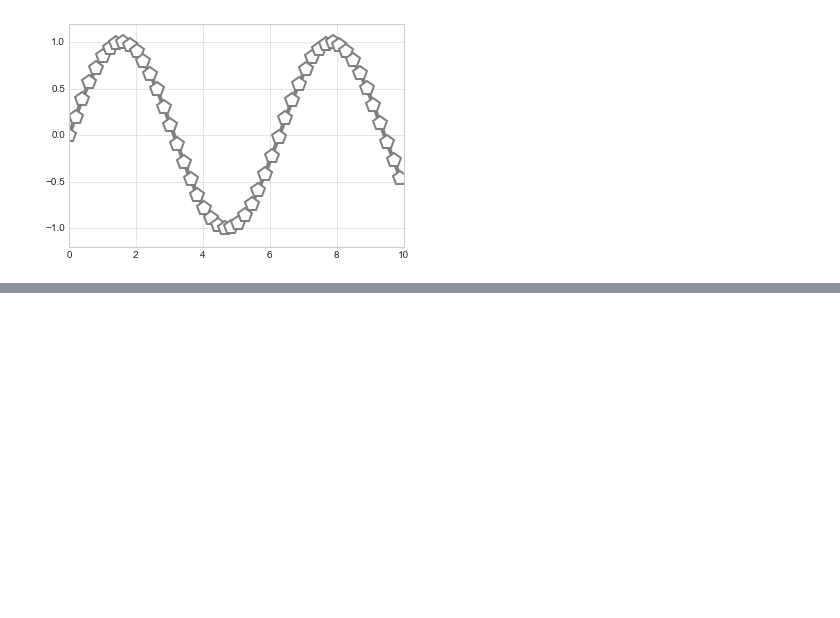
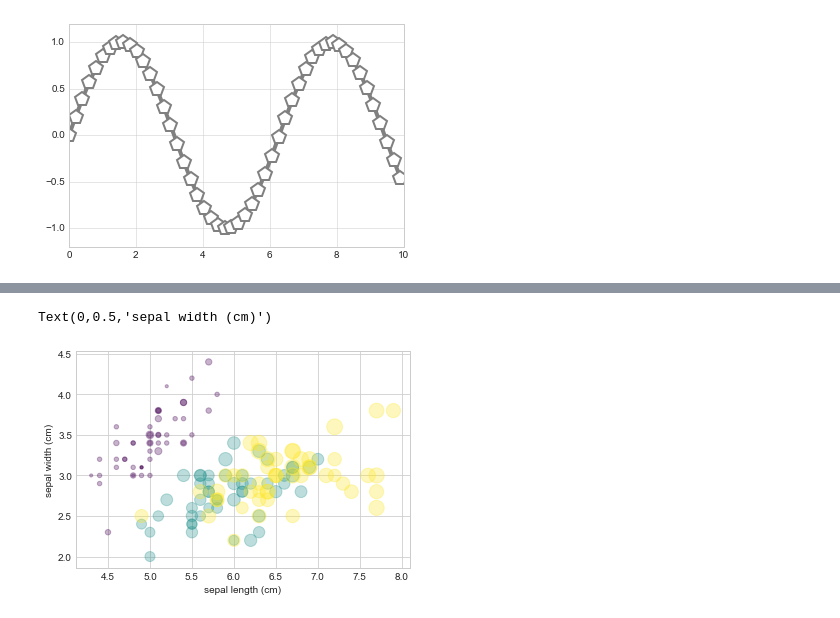
Before and after one commit to SpIIIII/jupyter-repo, a Jupyter notebook: Python Data Science Cookbook/Main.ipynb, the cells around one changed output, grey strips where cells are left out. Cells and saved outputs as stored; diff of their text form; code cells hidden in the pictures; blank space fills up the shorter version.

```diff
--- a/Python Data Science Cookbook/Main.ipynb
+++ b/Python Data Science Cookbook/Main.ipynb
@@ -480,0 +513,11 @@ plt.ylim(-1.2,1.2)
+# %%
+from sklearn.datasets import load_iris
+iris = load_iris()
+features = iris.data.T
+plt.scatter(features[0],features[1],alpha = 0.3,
+           s = 100*features[3],c = iris.target ,cmap = 'viridis')
+plt.xlabel(iris.feature_names[0])
+plt.ylabel(iris.feature_names[1])
+# %% [output]
+Text(0,0.5,'sepal width (cm)')
+[figure, added]
```
Also changed, not shown: parts of 6 cells of this notebook, 1 other file.
